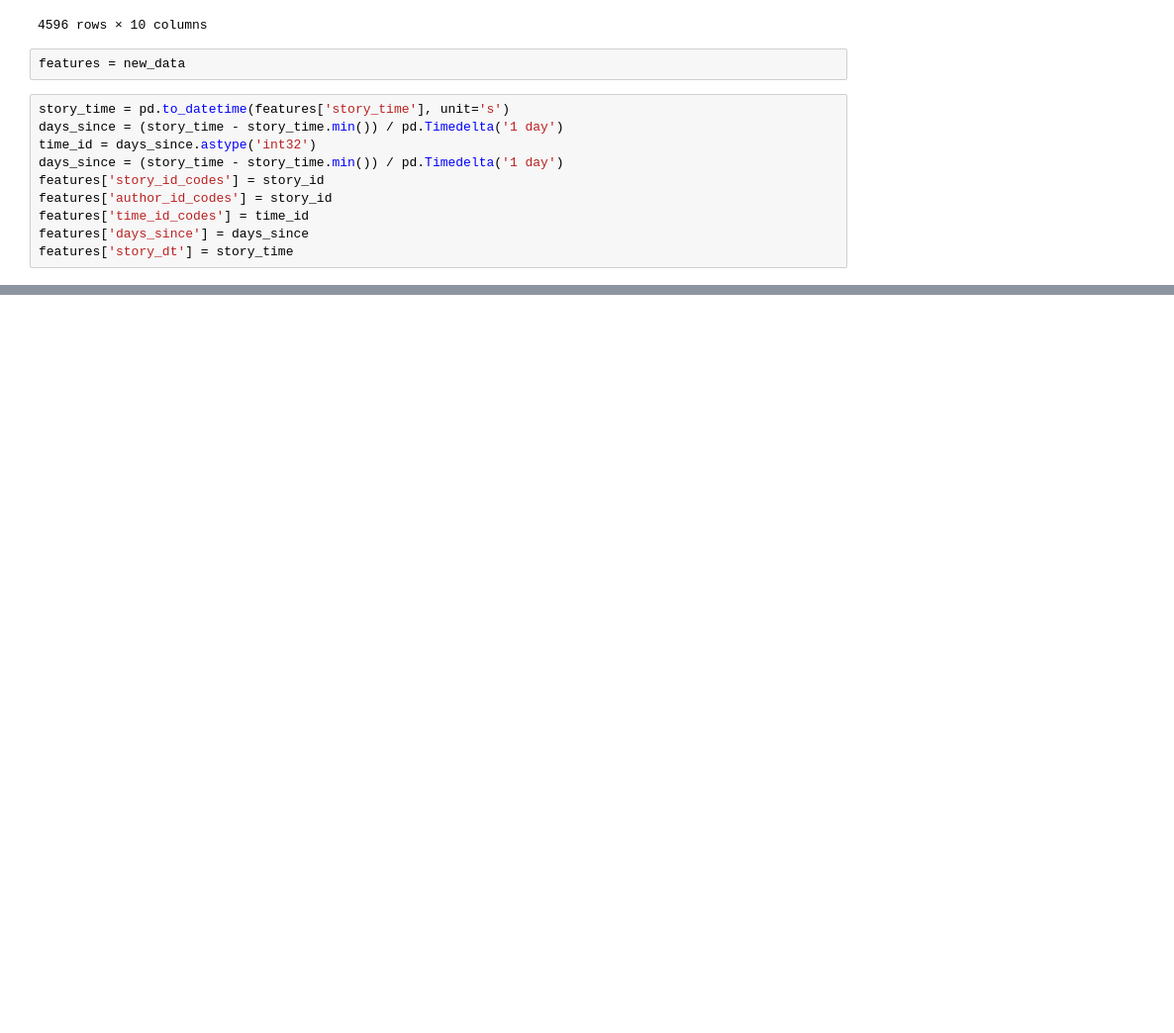
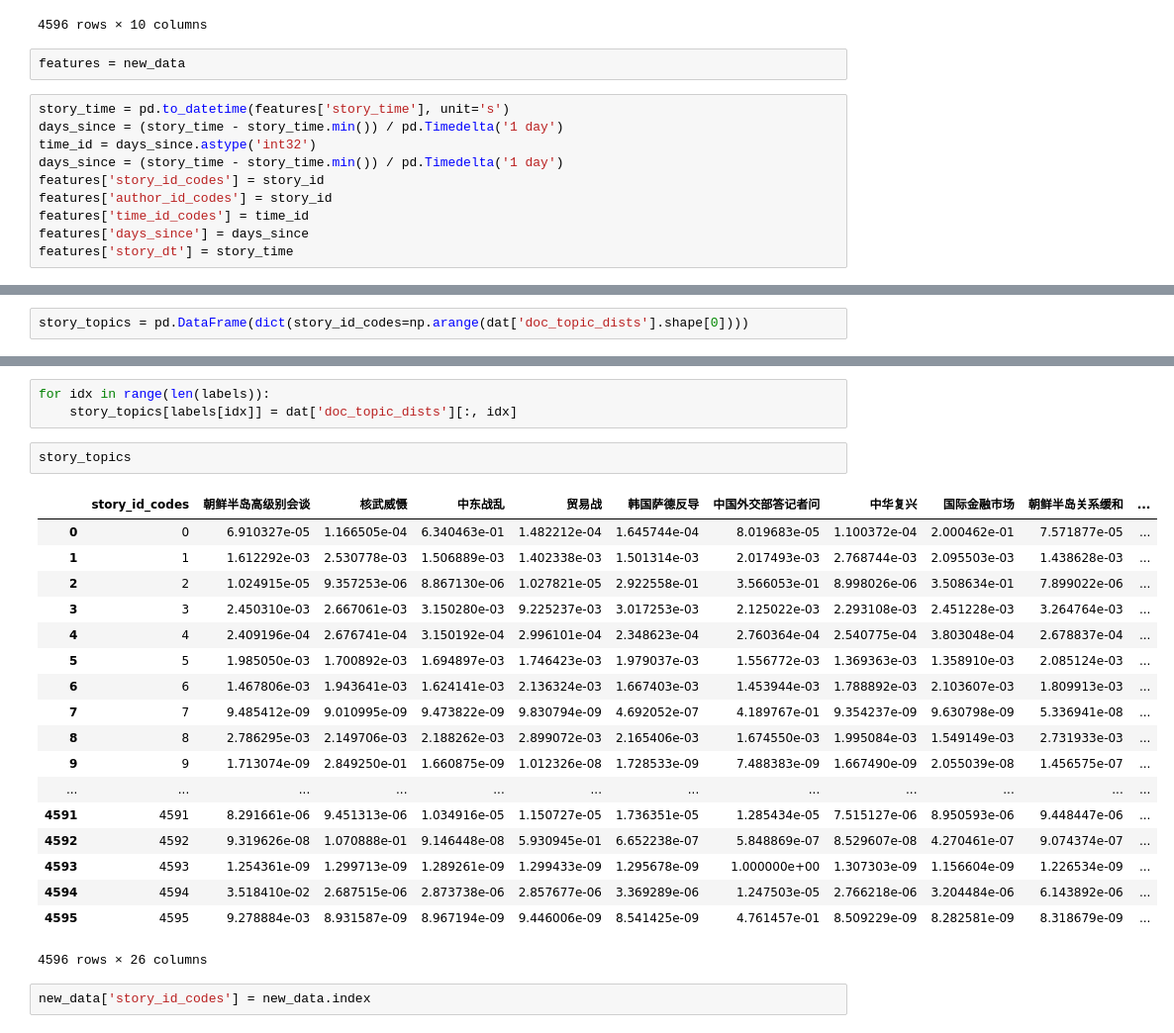
Before and after one commit to JA1lE1/Topic_Evolution_developing, a Jupyter notebook: Explore_pyLDAvis.ipynb, the cells around one changed output, grey strips where cells are left out. Shown at 99% size. Cells and saved outputs as stored; diff of their text form; blank space fills up the shorter version.

```diff
--- a/Explore_pyLDAvis.ipynb
+++ b/Explore_pyLDAvis.ipynb
@@ -347,0 +464,2 @@ features['story_dt'] = story_time
+# %%
+story_topics = pd.DataFrame(dict(story_id_codes=np.arange(dat['doc_topic_dists'].shape[0])))
@@ -347,0 +487,26 @@ features['story_dt'] = story_time
+# %%
+for idx in range(len(labels)):
+    story_topics[labels[idx]] = dat['doc_topic_dists'][:, idx]
+# %%
+story_topics
+# %% [output]
+|  | story_id_codes | 朝鲜半岛高级别会谈 | 核武威慑 | 中东战乱 | 贸易战 | 韩国萨德反导 | 中国外交部答记者问 | 中华复兴 | 国际金融市场 | 朝鲜半岛关系缓和 | ... |
+| 0 | 0 | 6.910327e-05 | 1.166505e-04 | 6.340463e-01 | 1.482212e-04 | 1.645744e-04 | 8.019683e-05 | 1.100372e-04 | 2.000462e-01 | 7.571877e-05 | ... |
+| 1 | 1 | 1.612292e-03 | 2.530778e-03 | 1.506889e-03 | 1.402338e-03 | 1.501314e-03 | 2.017493e-03 | 2.768744e-03 | 2.095503e-03 | 1.438628e-03 | ... |
+| 2 | 2 | 1.024915e-05 | 9.357253e-06 | 8.867130e-06 | 1.027821e-05 | 2.922558e-01 | 3.566053e-01 | 8.998026e-06 | 3.508634e-01 | 7.899022e-06 | ... |
+| 3 | 3 | 2.450310e-03 | 2.667061e-03 | 3.150280e-03 | 9.225237e-03 | 3.017253e-03 | 2.125022e-03 | 2.293108e-03 | 2.451228e-03 | 3.264764e-03 | ... |
+| 4 | 4 | 2.409196e-04 | 2.676741e-04 | 3.150192e-04 | 2.996101e-04 | 2.348623e-04 | 2.760364e-04 | 2.540775e-04 | 3.803048e-04 | 2.678837e-04 | ... |
+| 5 | 5 | 1.985050e-03 | 1.700892e-03 | 1.694897e-03 | 1.746423e-03 | 1.979037e-03 | 1.556772e-03 | 1.369363e-03 | 1.358910e-03 | 2.085124e-03 | ... |
+| 6 | 6 | 1.467806e-03 | 1.943641e-03 | 1.624141e-03 | 2.136324e-03 | 1.667403e-03 | 1.453944e-03 | 1.788892e-03 | 2.103607e-03 | 1.809913e-03 | ... |
+| 7 | 7 | 9.485412e-09 | 9.010995e-09 | 9.473822e-09 | 9.830794e-09 | 4.692052e-07 | 4.189767e-01 | 9.354237e-09 | 9.630798e-09 | 5.336941e-08 | ... |
+| 8 | 8 | 2.786295e-03 | 2.149706e-03 | 2.188262e-03 | 2.899072e-03 | 2.165406e-03 | 1.674550e-03 | 1.995084e-03 | 1.549149e-03 | 2.731933e-03 | ... |
+| 9 | 9 | 1.713074e-09 | 2.849250e-01 | 1.660875e-09 | 1.012326e-08 | 1.728533e-09 | 7.488383e-09 | 1.667490e-09 | 2.055039e-08 | 1.456575e-07 | ... |
+| ... | ... | ... | ... | ... | ... | ... | ... | ... | ... | ... | ... |
+| 4591 | 4591 | 8.291661e-06 | 9.451313e-06 | 1.034916e-05 | 1.150727e-05 | 1.736351e-05 | 1.285434e-05 | 7.515127e-06 | 8.950593e-06 | 9.448447e-06 | ... |
+| 4592 | 4592 | 9.319626e-08 | 1.070888e-01 | 9.146448e-08 | 5.930945e-01 | 6.652238e-07 | 5.848869e-07 | 8.529607e-08 | 4.270461e-07 | 9.074374e-07 | ... |
+| 4593 | 4593 | 1.254361e-09 | 1.299713e-09 | 1.289261e-09 | 1.299433e-09 | 1.295678e-09 | 1.000000e+00 | 1.307303e-09 | 1.156604e-09 | 1.226534e-09 | ... |
+| 4594 | 4594 | 3.518410e-02 | 2.687515e-06 | 2.873738e-06 | 2.857677e-06 | 3.369289e-06 | 1.247503e-05 | 2.766218e-06 | 3.204484e-06 | 6.143892e-06 | ... |
+| 4595 | 4595 | 9.278884e-03 | 8.931587e-09 | 8.967194e-09 | 9.446006e-09 | 8.541425e-09 | 4.761457e-01 | 8.509229e-09 | 8.282581e-09 | 8.318679e-09 | ... |
+4596 rows × 26 columns
+# %%
+new_data['story_id_codes'] = new_data.index
```
Also changed, not shown: parts of 32 cells of this notebook, 3 other files.
